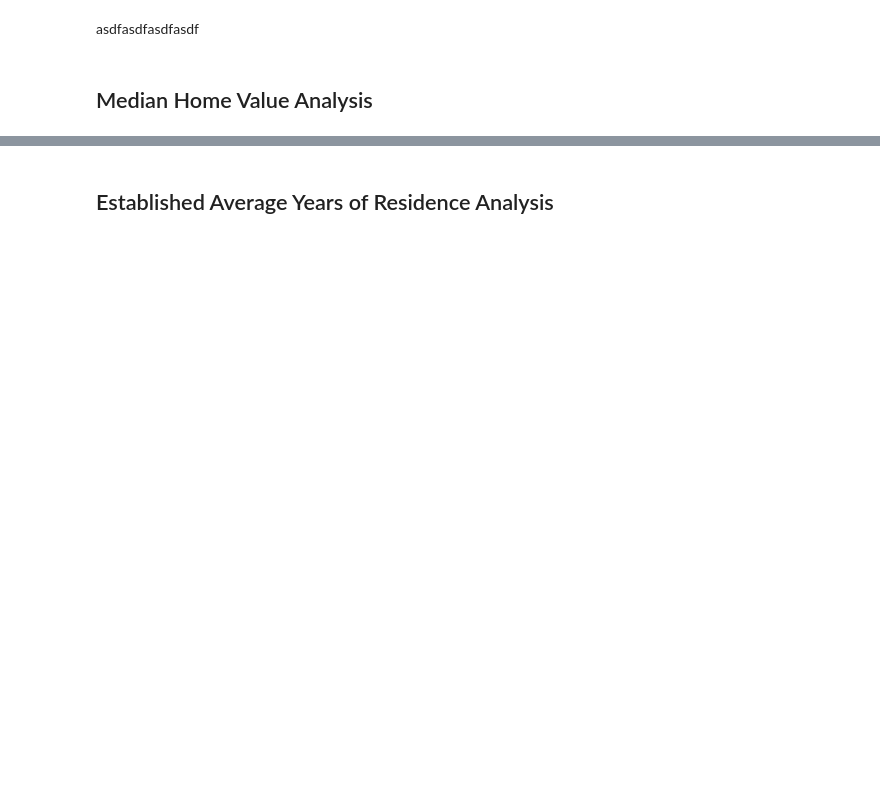
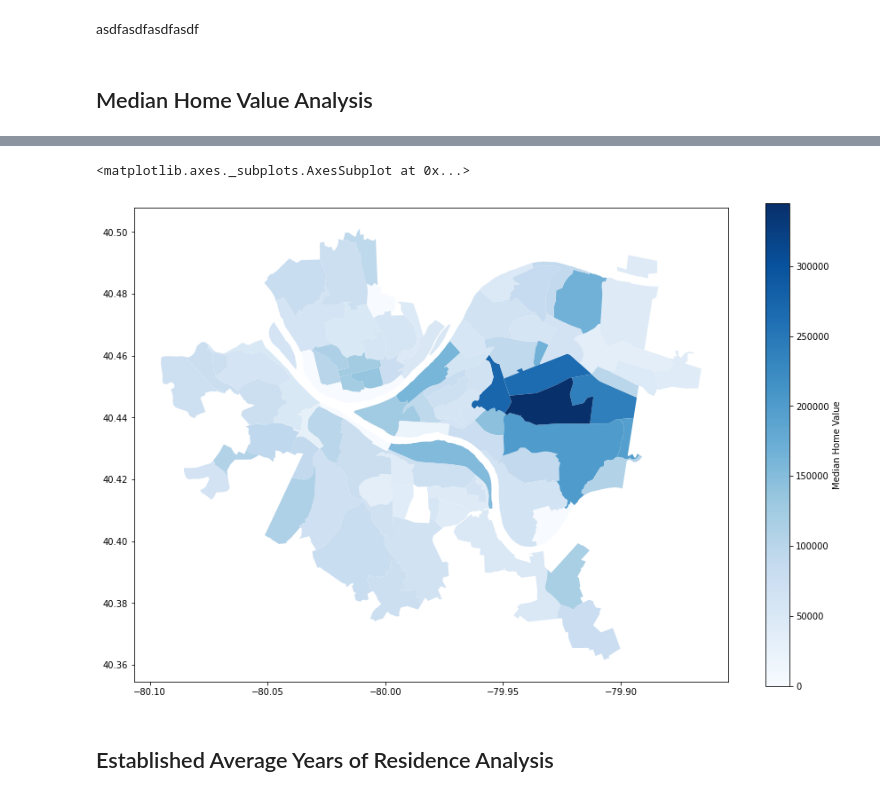
Before and after one commit to Nick0306/Big_Ideas_Final_Project, a Jupyter notebook: Dataset Notebooks/Housing.ipynb, the cells around one changed output, grey strips where cells are left out. Drawn from its saved outputs; the diff is of its cells as text; code cells hidden in the pictures; blank space fills up the shorter version.

```diff
--- a/Dataset Notebooks/Housing.ipynb
+++ b/Dataset Notebooks/Housing.ipynb
@@ -144,0 +118,25 @@ print("\n")
+# %%
+count = 0
+for x in data["Median Home  Value (2010)"]:
+    x = str(x).replace('$','')
+    x = str(x).replace(',','')
+    data.iloc[count, 20] = float(x)
+    count+=1
+
+mhv_units = data.sort_values(by=["Median Home  Value (2010)"], ascending=False).iloc[0:, 20:21]
+
+mhv_mean = float(mhv_units.mean())
+print(mhv_mean)
+
+mhv_units["Falls Below Avg Median Home Value?"] = np.nan
+
+c = 0
+for x in range(len(mhv_units)):
+    mhv_temp = mhv_units.iloc[x,0]
+    if mhv_temp < mhv_mean:
+        mhv_units.iloc[x,1] = "Yes!"
+        c+=1
+    else:
+        mhv_units.iloc[x,1] = "No :("
+
+mhv_units
@@ -145,2 +159,25 @@ print("\n")
+# %%
+# occ_series = units.groupby("Neighborhood").sum()['% Occupied Units (2010)']
+# neighborhoods = geo.read_file("Neighborhoods/Neighborhoods_.shp")
+# occ_map = neighborhoods.merge(occ_series, how='left', left_on='hood', right_on='Neighborhood')
+# occ_map.plot(column='% Occupied Units (2010)',
+#                   cmap='Blues',
+#                   figsize=(15,10),
+#                   legend=True,
+#                   legend_kwds={'label':"Occupance Percentage"}
+#                   )
+
+mhv_series = mhv_units.groupby("Neighborhood").sum()['Median Home  Value (2010)']
+neighborhoods = geo.read_file("Neighborhoods/Neighborhoods_.shp")
+mhv_map = neighborhoods.merge(mhv_series, how='left', left_on='hood', right_on='Neighborhood')
+mhv_map.plot(column='Median Home  Value (2010)',
+                    cmap='Blues',
+                    figsize=(15,10),
+                    legend=True,
+                    legend_kwds={'label':"Median Home Value"}
+                    )
+# %% [output]
+<matplotlib.axes._subplots.AxesSubplot at 0x...>
+[figure, added]
 # %% [markdown]
 ## Established Average Years of Residence Analysis
```
Also changed, not shown: parts of 14 cells of this notebook, 2 other files.
